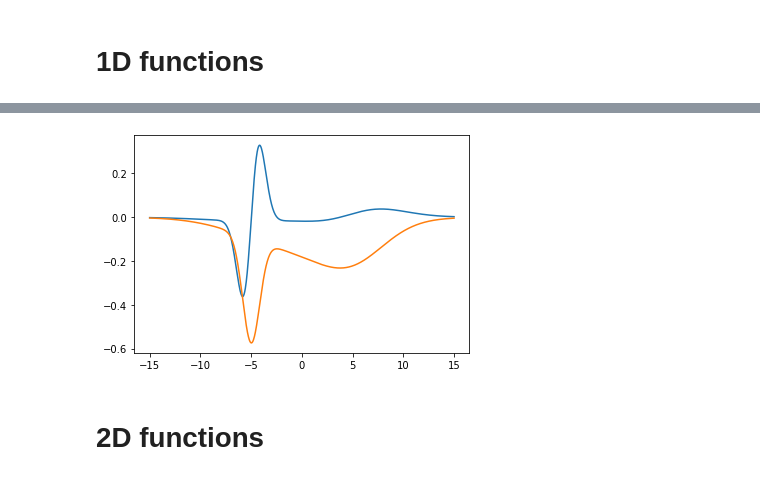
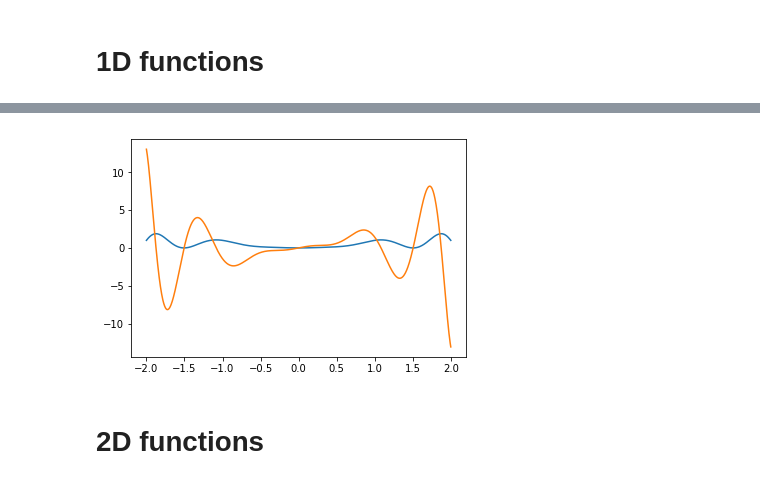
Before and after one commit to daniellengyel/shallow_minima, a Jupyter notebook: Different Functions.ipynb, the cells around one changed output, grey strips where cells are left out. Saved outputs shown, nothing was run; the diff lists cells and outputs as text; code cells hidden in the pictures.

Commit message:
changes over winterbreak. Added density in graphing

```diff
--- a/Different Functions.ipynb
+++ b/Different Functions.ipynb
@@ -10,15 +20,15 @@ import plotly.graph_objects as go
 # %%
-X = np.linspace(-15, 15, 1000)
+X = np.linspace(-2, 2, 1000)
 inp = np.array([X])
 
-out = flat_sharp_gaussian(inp)
-out_grad = grad_flat_sharp_gaussian(inp)
+out = one_D_shallow(inp)
+out_grad = grad_one_D_shallow(inp)
 
+plt.plot(X, out)
 plt.plot(X, out_grad[0])
-plt.plot(X, out)
 plt.show()
 # %% [output]
-[figure, old version]
+[figure, new version]
 # %% [markdown]
 # 2D functions
 # %%
```
Also changed, not shown: parts of 4 cells of this notebook, 7 other files.
